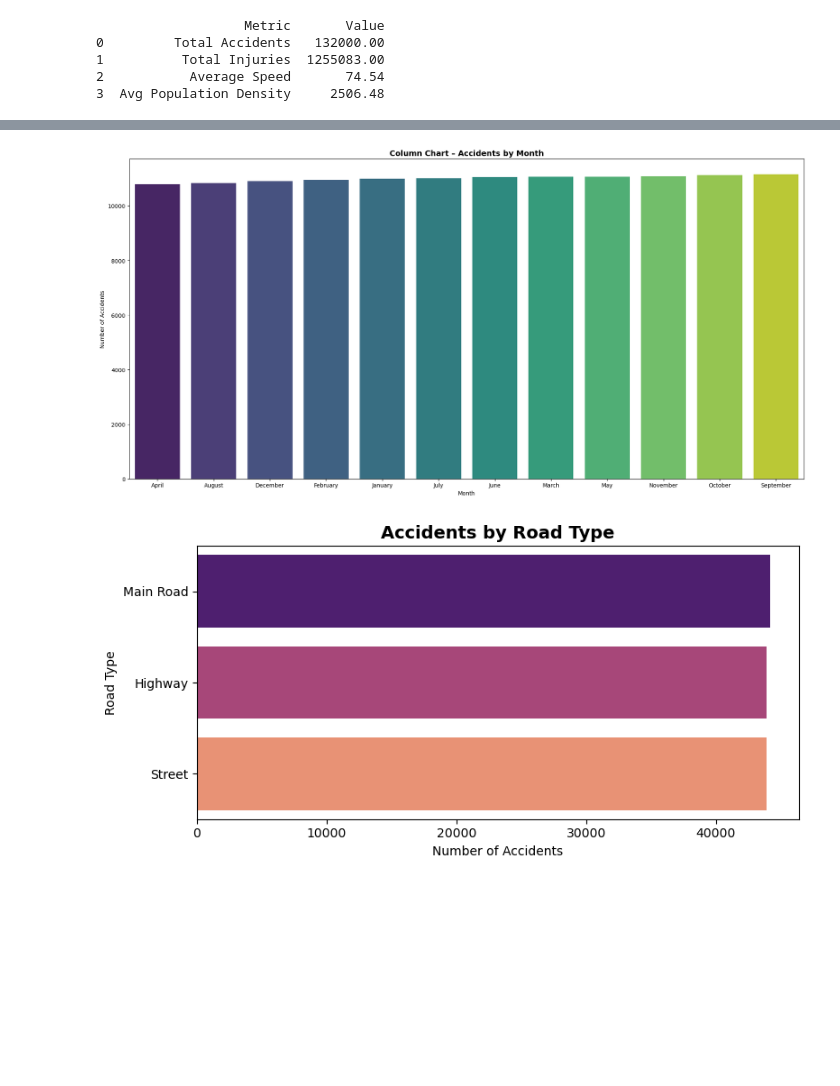
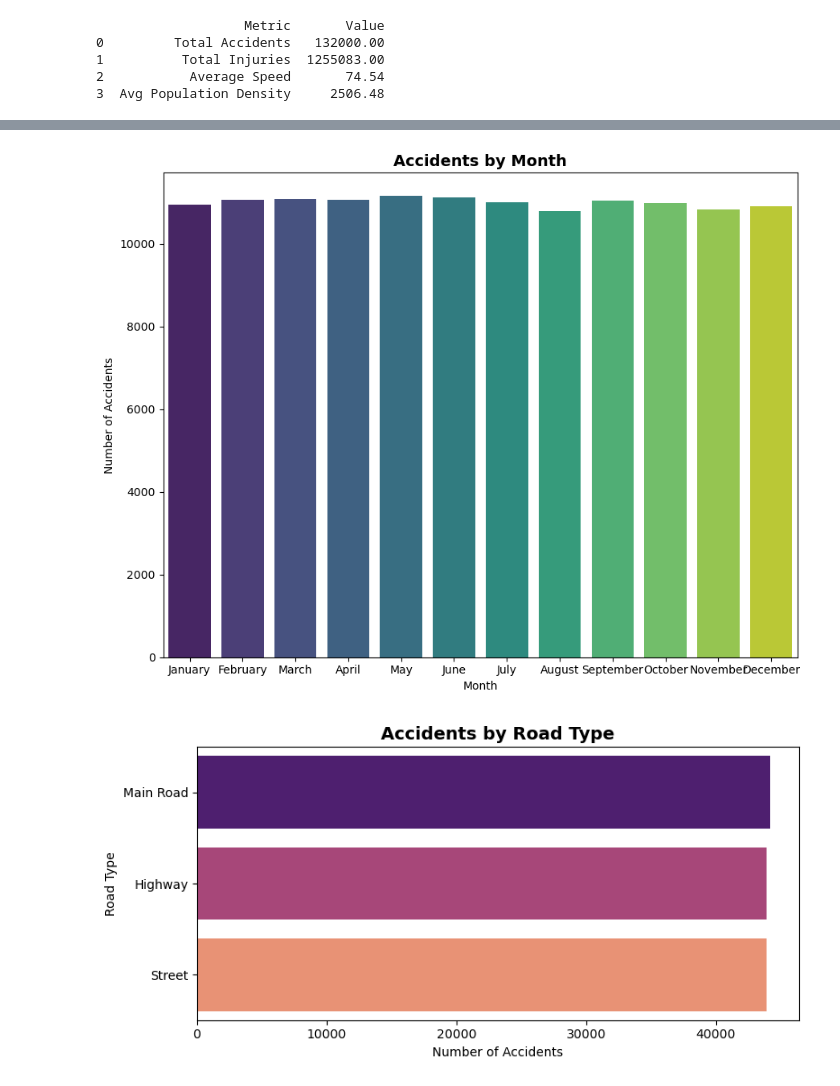
Before and after one commit to Roygautam8852/Global_Road_Accident_Analysis_Using_Python, a Jupyter notebook: global_road_accident_analysis.ipynb, the cells around one changed output, grey strips where cells are left out. Saved outputs shown, nothing was run; the diff lists cells and outputs as text; code cells hidden in the pictures; blank space fills up the shorter version.

```diff
--- a/global_road_accident_analysis.ipynb
+++ b/global_road_accident_analysis.ipynb
@@ -181,20 +169,28 @@ plt.show()
 # %%
-plt.figure(figsize=(18, 9))
+plt.figure(figsize=(9, 7))
+
+month_order = [
+    "January", "February", "March", "April", "May", "June",
+    "July", "August", "September", "October", "November", "December"
+]
+
+month_counts_sorted = month_counts.reindex(month_order).dropna()
+
 sns.barplot(
-    x=month_counts.index,
-    y=month_counts.values,
-    hue=month_counts.index,
+    x=month_counts_sorted.index,
+    y=month_counts_sorted.values,
+    hue=month_counts_sorted.index,
     palette="viridis",
     legend=False
 )
 
-plt.title("Column Chart – Accidents by Month", fontsize=14, weight="bold")
+plt.title("Accidents by Month", fontsize=14, weight="bold")
 plt.xlabel("Month")
 plt.ylabel("Number of Accidents")
 plt.tight_layout()
 plt.show()
 # %% [output]
-[figure, old version]
+[figure, new version]
 # %%
 road_counts = df["Road Type"].value_counts()
 
```
Also changed, not shown: parts of 13 cells of this notebook, 3 other files.
